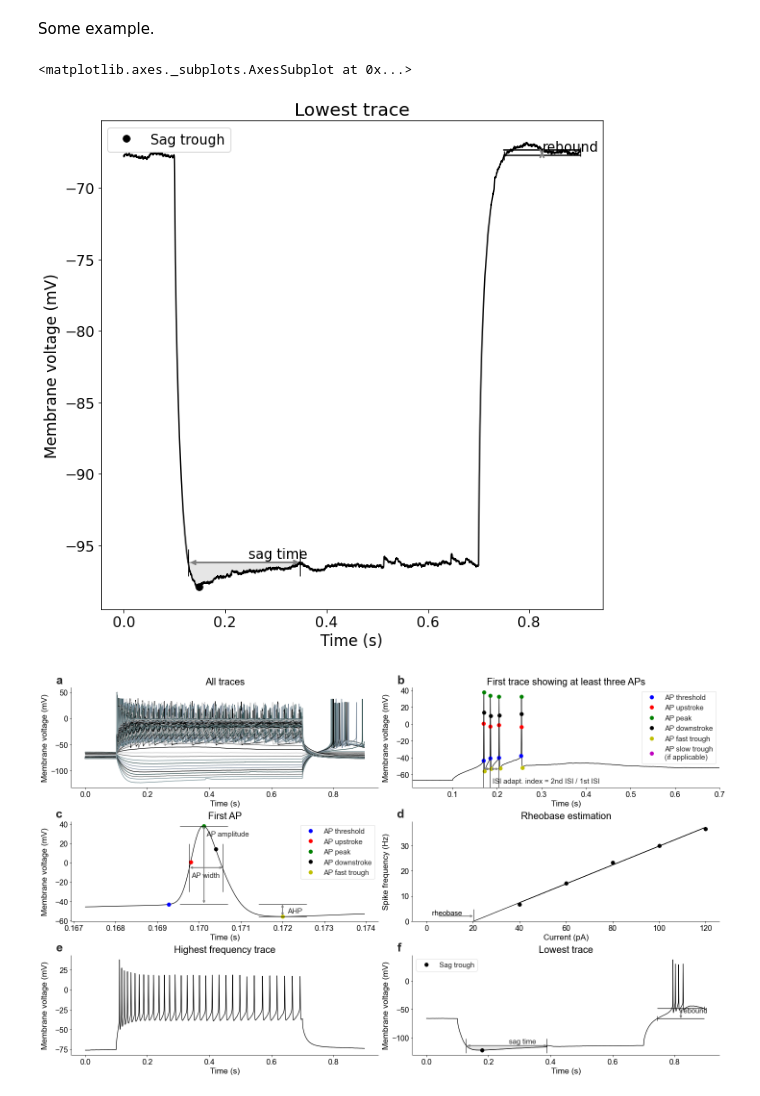
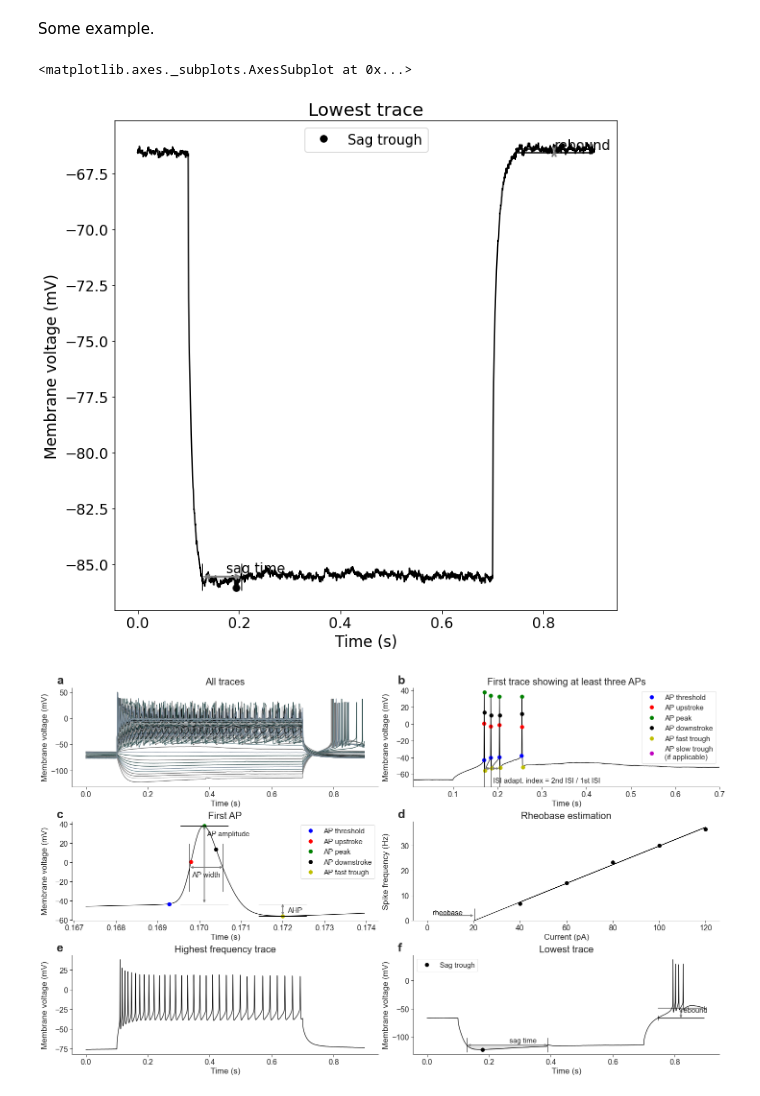
Before and after one commit to berenslab/mini-atlas, a Jupyter notebook: code/preprocess-ephys-files.ipynb, the cells around one changed output. Saved outputs shown, nothing was run; the diff lists cells and outputs as text; code cells hidden in the pictures.

```diff
--- a/code/preprocess-ephys-files.ipynb
+++ b/code/preprocess-ephys-files.ipynb
@@ -1559,7 +1315,7 @@ def plot_max_spikes_trace(data, el_num = 2, current_step = 20, start = 0.1, end
     ax : figure object
     """
 
-    time, current, voltage, curr_index_0 = data_preparation(data, el_num = el_num, current_step = current_step)
+    time, voltage, current, curr_index_0 = get_time_voltage_current_currindex0(data)
     filter_ = 10
     if (1/time[1]-time[0]) < 20e3:
         filter_ = (1/time[1]-time[0])/(1e3*2)-0.5
@@ -1582,7 +1338,7 @@ def plot_max_spikes_trace(data, el_num = 2, current_step = 20, start = 0.1, end
     EphysObject_start = efex.EphysSweepFeatureExtractor(t = time[:ft.find_time_index(time, start)], \
                                                   v = voltage[:ft.find_time_index(time, start), current_max_freq], \
                                                   i = np.zeros_like(time[:ft.find_time_index(time, start)]), \
-                                                  start = 0, end = start - (time[1] - time[0]))
+                                                  start = 0, end = time[ft.find_time_index(time, start)-1])
     EphysObject_end.process_spikes()
     EphysObject_start.process_spikes()
     if EphysObject_end._spikes_df.size or EphysObject_start._spikes_df.size:
@@ -1597,7 +1353,7 @@ def plot_max_spikes_trace(data, el_num = 2, current_step = 20, start = 0.1, end
         EphysObject_start = efex.EphysSweepFeatureExtractor(t = time[:ft.find_time_index(time, start)], \
                                                   v = voltage[:ft.find_time_index(time, start), current_max_freq], \
                                                   i = np.zeros_like(time[:ft.find_time_index(time, start)]), \
-                                                  start = 0, end = start - (time[1] - time[0]))
+                                                  start = 0, end = time[ft.find_time_index(time, start)-1])
         EphysObject_end.process_spikes()
         EphysObject_start.process_spikes()
         if not EphysObject_end._spikes_df.size and not EphysObject_start._spikes_df.size:
@@ -1646,7 +1402,7 @@ def plot_lowest_trace(data, el_num = 2, current_step = 20, start = 0.1, end = 0.
 
     from matplotlib.patches import Polygon
 
-    time, current, voltage, curr_index_0 = data_preparation(data, el_num = 2, current_step = 20)
+    time, voltage, current, curr_index_0 = get_time_voltage_current_currindex0(data)
     filter_ = 10
     if (1/time[1]-time[0]) < 20e3:
         filter_ = (1/time[1]-time[0])/(1e3*2)-0.5
@@ -1757,10 +1513,10 @@ def plot_lowest_trace(data, el_num = 2, current_step = 20, start = 0.1, end = 0.
 # %% [markdown]
 Some example.
 # %%
-plot_lowest_trace(data)
+plot_lowest_trace(nwb)
 # %% [output]
 <matplotlib.axes._subplots.AxesSubplot at 0x...>
-[figure, old version]
+[figure, new version]
 # %%
 def plot_w_style(data, el_num = 2, current_step = 20, start = 0.1, end = 0.7, axes = None):
     """Analyses a specific data dictionary corresponding to a cell and returns axes with traces and annotations.
@@ -1778,7 +1534,7 @@ def plot_w_style(data, el_num = 2, current_step = 20, start = 0.1, end = 0.7, ax
     axes : figure objects
 
     """
-    time, current, voltage, curr_index_0 = data_preparation(data, el_num = el_num, current_step = current_step)
+    time, voltage, current, curr_index_0 = get_time_voltage_current_currindex0(data)
 
     filter_ = 10
     if (1/time[1]-time[0]) < 20e3:
@@ -1822,17 +1575,24 @@ data = io.loadmat('../data/raw/ephys/mat/2018/11 12 2018 sample 11.mat')
+# %%
+# The data used for the Figure in the paper.
+import warnings
+warnings.filterwarnings("ignore") # It complains about some namespaces, but it should work.
+fpath = '../data/raw/ephys/sub-mouse-ZWZEZ/sub-mouse-ZWZEZ_ses-20181112-sample-11_slice-20181112-slice-7_cell-20181112-sample-11.nwb'
+io_ = NWBHDF5IO(fpath, 'r', load_namespaces=True)
+nwb = io_.read()
 # %%
 fig = plt.figure(figsize = (20, 15))
 ax1 = plt.subplot2grid((4, 2), (0, 0))
 ax2 = plt.subplot2grid((4, 2), (0, 1))
 ax3 = plt.subplot2grid((4, 2), (1, 0))
 ax4 = plt.subplot2grid((4, 2), (1, 1))
 ax5 = plt.subplot2grid((4, 2), (2, 0))
 ax6 = plt.subplot2grid((4, 2), (2, 1))
 fig.align_labels()
 
-plot_w_style(data, axes = [ax1, ax2, ax3, ax4, ax5, ax6])
+plot_w_style(nwb, axes = [ax1, ax2, ax3, ax4, ax5, ax6])
 plt.savefig('../figures/suppfigures/sanity_check_plot.png', dpi = 200, bbox_inches = 'tight', pad_inches = 0.5)
 # %% [output]
-[figure, old version]
+[figure, new version]
 # %%
 def plot_w_style_all(data_tuple, names, directory, el_num = 2, current_step = 20):
     """ Plots info of the first spike train (with more than 3 peaks)
```
Also changed, not shown: parts of 47 cells of this notebook.
